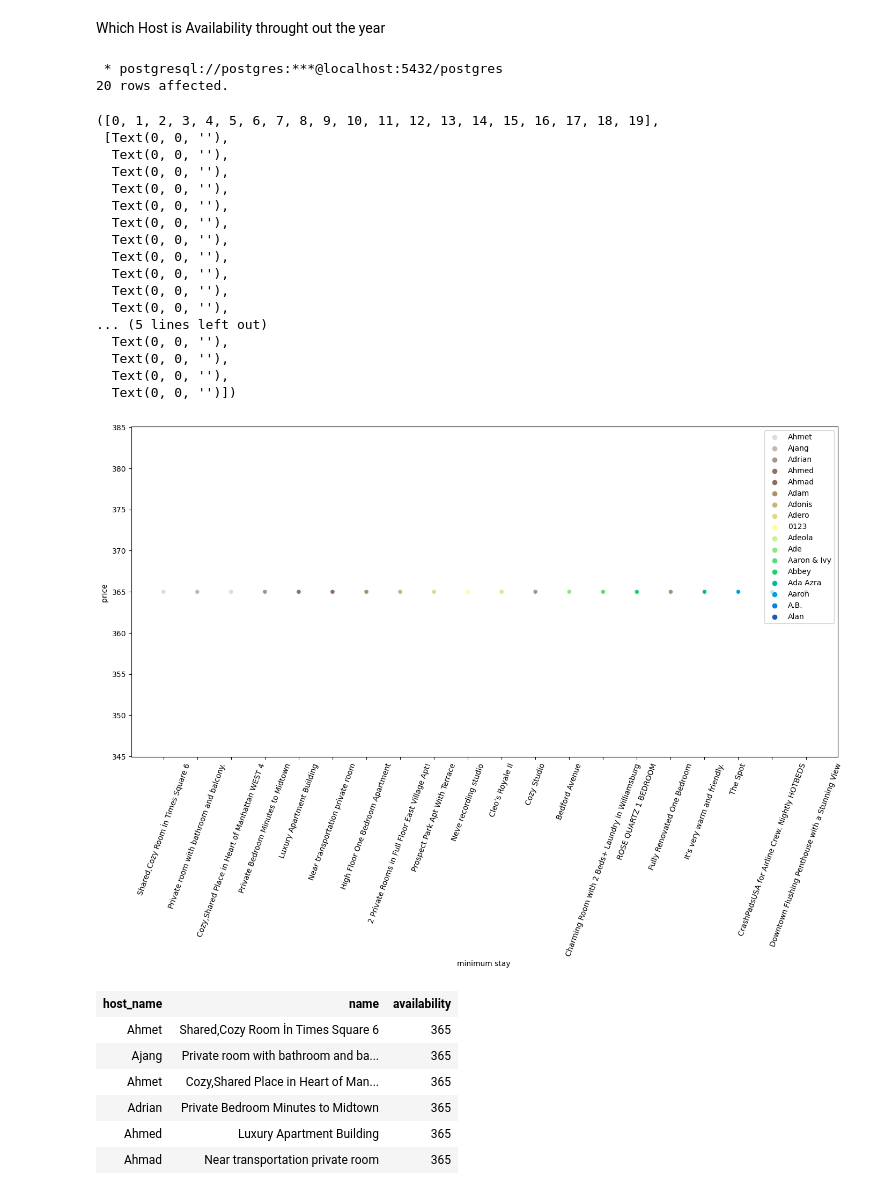
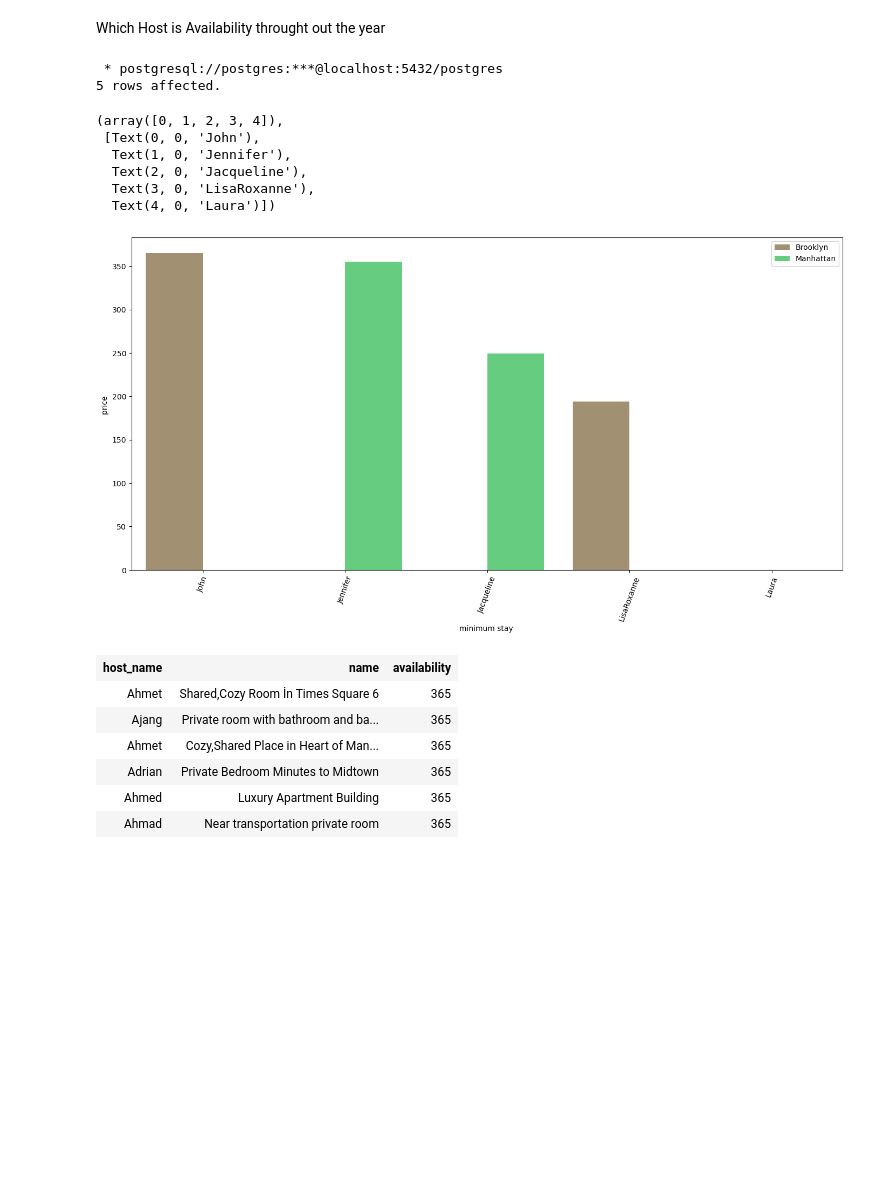
Before and after one commit to The-DigitalAcademy/No_Name-Data-Visualization-and-Analysis---Airbnb_lisbon-, a Jupyter notebook: new_york_airbnb.ipynb, the cells around one changed output. Cells and saved outputs as stored; diff of their text form; code cells hidden in the pictures; blank space fills up the shorter version.

```diff
--- a/new_york_airbnb.ipynb
+++ b/new_york_airbnb.ipynb
@@ -351,50 +351,39 @@ plt.xticks(rotation=70)
 Which Host is Availability throught out the year
 # %%
 import seaborn as sns
-sc=%sql select  host_name,name,max(availability_365)  as availability  from  airbnb_newyork Group by host_name,name order by availability desc limit 20
+sc=%sql select  host_name,neighbourhood_group,availability_365   from  airbnb_newyork  limit 5
 
 hst_name=[]
-nme = []
+nei = []
 avl=[]
 
 
 
 for i in sc:
     hst_name.append(i[0])
-    nme.append(i[1])
+    nei.append(i[1])
     avl.append(i[2])
 
 
 plt.figure(figsize=(17,8))
 current_palette = sns.color_palette()
 
-sns.scatterplot(x=nme, y= avl,hue=hst_name,palette='terrain_r')
+sns.barplot(x=hst_name, y= avl,hue=nei,palette='terrain_r')
 plt.xticks(rotation=60)
 plt.ylabel("price ")
 plt.xlabel("minimum stay ")
 plt.xticks(rotation=70)
 #plt.bar(host_name, host_list, color='green')
 # %% [output]
  * postgresql://postgres:***@localhost:5432/postgres
-20 rows affected.
+5 rows affected.
-([0, 1, 2, 3, 4, 5, 6, 7, 8, 9, 10, 11, 12, 13, 14, 15, 16, 17, 18, 19],
- [Text(0, 0, ''),
-  Text(0, 0, ''),
-  Text(0, 0, ''),
-  Text(0, 0, ''),
-  Text(0, 0, ''),
-  Text(0, 0, ''),
-  Text(0, 0, ''),
-  Text(0, 0, ''),
-  Text(0, 0, ''),
-  Text(0, 0, ''),
-  Text(0, 0, ''),
-... (5 lines left out)
-  Text(0, 0, ''),
-  Text(0, 0, ''),
-  Text(0, 0, ''),
-  Text(0, 0, '')])
+(array([0, 1, 2, 3, 4]),
+ [Text(0, 0, 'John'),
+  Text(1, 0, 'Jennifer'),
+  Text(2, 0, 'Jacqueline'),
+  Text(3, 0, 'LisaRoxanne'),
+  Text(4, 0, 'Laura')])
-[figure, old version]
+[figure, new version]
 # %%
 sc
 # %% [output]
```
